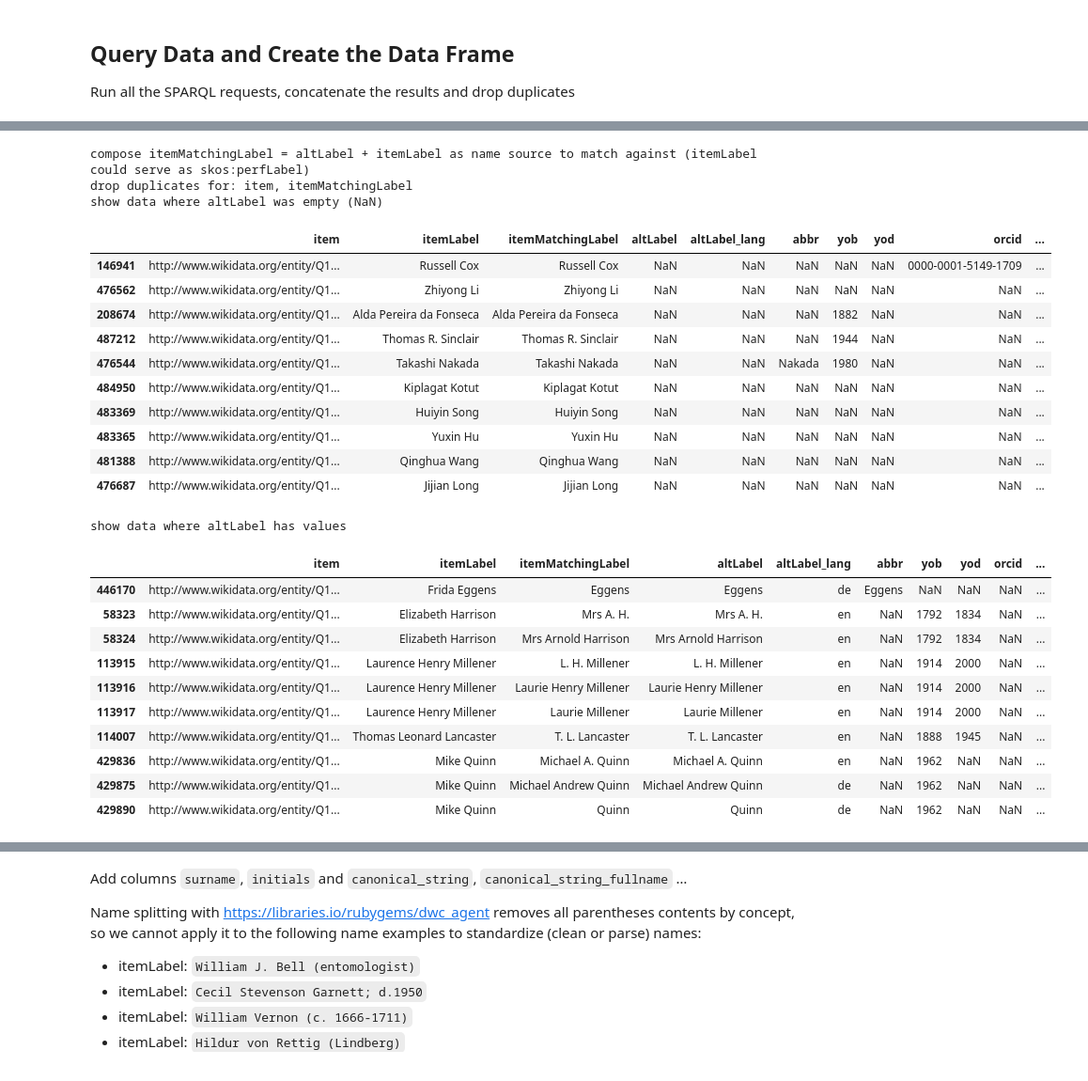
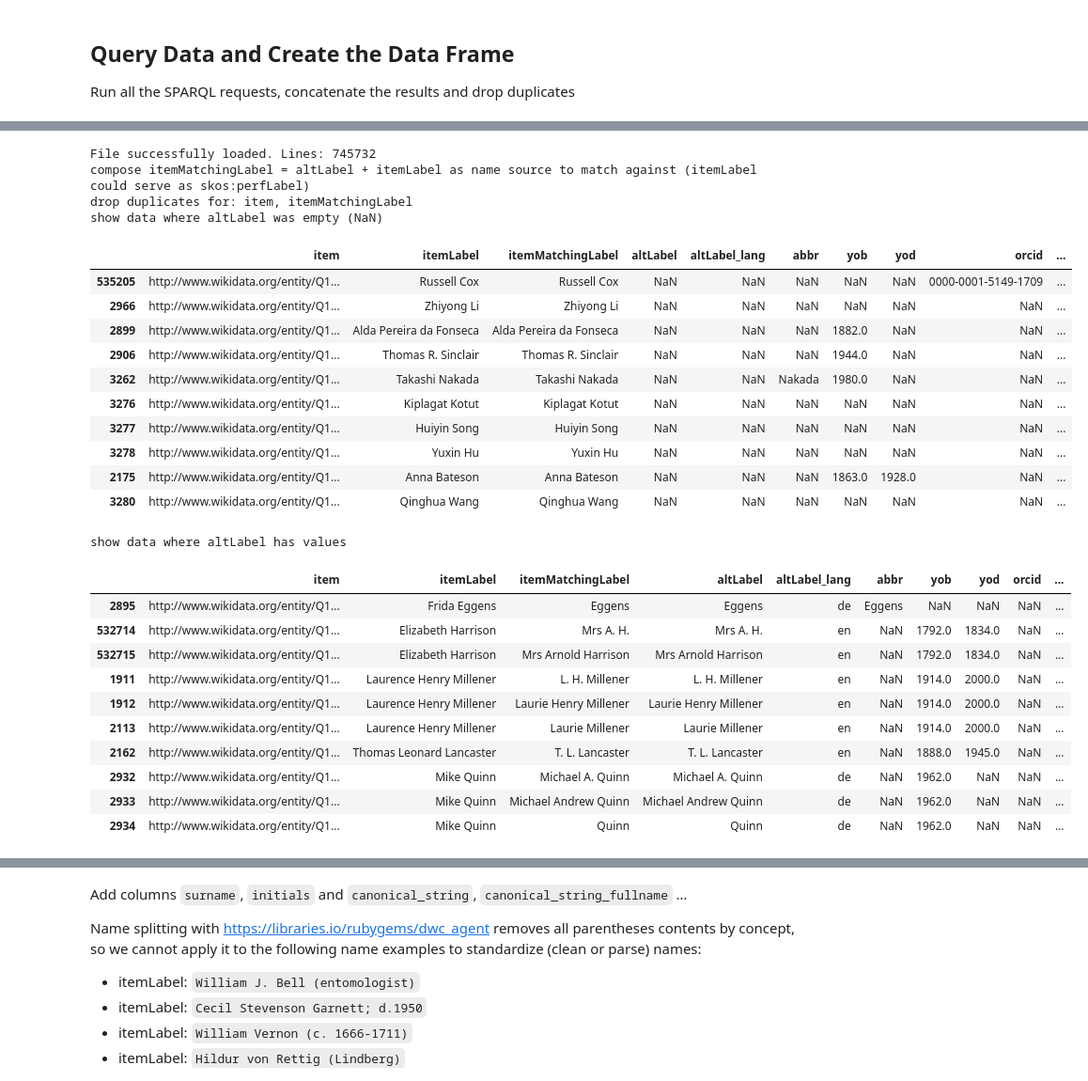
Before and after one commit to infinite-dao/collector-matching, a Jupyter notebook: create_wikidata_datasets_botanists-altlabel.ipynb, the cells around one changed output, grey strips where cells are left out. Shown at 94% size. Cells and saved outputs as stored; diff of their text form; code cells hidden in the pictures.

Commit message:
improved WikiData query (paged query)

```diff
--- a/create_wikidata_datasets_botanists-altlabel.ipynb
+++ b/create_wikidata_datasets_botanists-altlabel.ipynb
@@ -9,9 +9,11 @@ import sys
 from SPARQLWrapper import SPARQLWrapper, JSON
 import pandas as pd
 import re
+import time # time.sleep(1)
+
 
 explain_and_show_the_data = True
-this_timestamp_for_data=20240312 # (datetime.today().strftime('%Y%m%d')) # '%Y%m%d_%H%M'
+this_timestamp_for_data=20260210 # (datetime.today().strftime('%Y%m%d')) # '%Y%m%d_%H%M'
 # %% [output]
 error: externally-managed-environment
 
@@ -190,0 +292,25 @@ bionomia_id: 160786 records
+# %%
+import os
+if not os.path.exists('data'):
+    os.makedirs('data')
+
+this_output_file=os.path.join(
+    "data", 'wikidata_persons_botanists_{timestamp}.csv'.format(
+    timestamp=this_timestamp_for_data
+    )
+)
+
+print("Start Phase 1: Botanist by profession...")
+query_wikidata_paged_to_file(
+    base_query=basequeries['occupation_botanist'],
+    filename=this_output_file,
+    limit=500
+)
+
+print("Start Phase 2: Botanists according to Bionomia ID...")
+query_wikidata_paged_to_file(
+    base_query=basequeries['bionomia_id'],
+    filename=this_output_file,
+    is_append=True, # append data to existing file
+    limit=1000
+)
@@ -191,50 +336,60 @@ bionomia_id: 160786 records
 # %%
+df_temp = pd.read_csv(
+    this_output_file,
+    sep='\t',
+    encoding='utf-8',
+    low_memory=False  # Prevents warnings for large files with mixed data types
+)
+
+print(f"File successfully loaded. Lines: {len(df_temp)}")
+
 if explain_and_show_the_data:
     print("compose itemMatchingLabel = altLabel + itemLabel as name source to match against (itemLabel could serve as skos:perfLabel)")
 df_temp['itemMatchingLabel'] = df_temp["altLabel"]
 df_temp['itemMatchingLabel'] = df_temp['itemMatchingLabel'].fillna(df_temp["itemLabel"])
 
 col = df_temp.pop("itemMatchingLabel") # place it after itemLabel
 df_temp.insert(df_temp.columns.get_loc('itemLabel') + 1, col.name, col)
 df_temp.sort_values(by=['item', 'itemLabel', 'itemMatchingLabel'], inplace=True)
 
 
 cols_drop_duplicates = ['item', 'itemMatchingLabel']
 print("drop duplicates for: {}".format(", ".join(cols_drop_duplicates)))
 df_temp = df_temp.drop_duplicates(subset=cols_drop_duplicates)
 
 if explain_and_show_the_data:
     print("show data where altLabel was empty (NaN)")
     display(df_temp[df_temp.isnull()['altLabel']].head(10))
     print("show data where altLabel has values")
     display(df_temp[df_temp.notnull()['altLabel']].head(10))
 # %% [output]
+File successfully loaded. Lines: 745732
 compose itemMatchingLabel = altLabel + itemLabel as name source to match against (itemLabel could serve as skos:perfLabel)
 drop duplicates for: item, itemMatchingLabel
 show data where altLabel was empty (NaN)
 |  | item | itemLabel | itemMatchingLabel | altLabel | altLabel_lang | abbr | yob | yod | orcid | ... |
-| 146941 | http://www.wikidata.org/entity/Q1... | Russell Cox | Russell Cox | NaN | NaN | NaN | NaN | NaN | 0000-0001-5149-1709 | ... |
-| 476562 | http://www.wikidata.org/entity/Q1... | Zhiyong Li | Zhiyong Li | NaN | NaN | NaN | NaN | NaN | NaN | ... |
-| 208674 | http://www.wikidata.org/entity/Q1... | Alda Pereira da Fonseca | Alda Pereira da Fonseca | NaN | NaN | NaN | 1882 | NaN | NaN | ... |
-| 487212 | http://www.wikidata.org/entity/Q1... | Thomas R. Sinclair | Thomas R. Sinclair | NaN | NaN | NaN | 1944 | NaN | NaN | ... |
-| 476544 | http://www.wikidata.org/entity/Q1... | Takashi Nakada | Takashi Nakada | NaN | NaN | Nakada | 1980 | NaN | NaN | ... |
-| 484950 | http://www.wikidata.org/entity/Q1... | Kiplagat Kotut | Kiplagat Kotut | NaN | NaN | NaN | NaN | NaN | NaN | ... |
-| 483369 | http://www.wikidata.org/entity/Q1... | Huiyin Song | Huiyin Song | NaN | NaN | NaN | NaN | NaN | NaN | ... |
-| 483365 | http://www.wikidata.org/entity/Q1... | Yuxin Hu | Yuxin Hu | NaN | NaN | NaN | NaN | NaN | NaN | ... |
-| 481388 | http://www.wikidata.org/entity/Q1... | Qinghua Wang | Qinghua Wang | NaN | NaN | NaN | NaN | NaN | NaN | ... |
-| 476687 | http://www.wikidata.org/entity/Q1... | Jijian Long | Jijian Long | NaN | NaN | NaN | NaN | NaN | NaN | ... |
+| 535205 | http://www.wikidata.org/entity/Q1... | Russell Cox | Russell Cox | NaN | NaN | NaN | NaN | NaN | 0000-0001-5149-1709 | ... |
+| 2966 | http://www.wikidata.org/entity/Q1... | Zhiyong Li | Zhiyong Li | NaN | NaN | NaN | NaN | NaN | NaN | ... |
+| 2899 | http://www.wikidata.org/entity/Q1... | Alda Pereira da Fonseca | Alda Pereira da Fonseca | NaN | NaN | NaN | 1882.0 | NaN | NaN | ... |
+| 2906 | http://www.wikidata.org/entity/Q1... | Thomas R. Sinclair | Thomas R. Sinclair | NaN | NaN | NaN | 1944.0 | NaN | NaN | ... |
+| 3262 | http://www.wikidata.org/entity/Q1... | Takashi Nakada | Takashi Nakada | NaN | NaN | Nakada | 1980.0 | NaN | NaN | ... |
+| 3276 | http://www.wikidata.org/entity/Q1... | Kiplagat Kotut | Kiplagat Kotut | NaN | NaN | NaN | NaN | NaN | NaN | ... |
+| 3277 | http://www.wikidata.org/entity/Q1... | Huiyin Song | Huiyin Song | NaN | NaN | NaN | NaN | NaN | NaN | ... |
+| 3278 | http://www.wikidata.org/entity/Q1... | Yuxin Hu | Yuxin Hu | NaN | NaN | NaN | NaN | NaN | NaN | ... |
+| 2175 | http://www.wikidata.org/entity/Q1... | Anna Bateson | Anna Bateson | NaN | NaN | NaN | 1863.0 | 1928.0 | NaN | ... |
+| 3280 | http://www.wikidata.org/entity/Q1... | Qinghua Wang | Qinghua Wang | NaN | NaN | NaN | NaN | NaN | NaN | ... |
 show data where altLabel has values
 |  | item | itemLabel | itemMatchingLabel | altLabel | altLabel_lang | abbr | yob | yod | orcid | ... |
-| 446170 | http://www.wikidata.org/entity/Q1... | Frida Eggens | Eggens | Eggens | de | Eggens | NaN | NaN | NaN | ... |
-| 58323 | http://www.wikidata.org/entity/Q1... | Elizabeth Harrison | Mrs A. H. | Mrs A. H. | en | NaN | 1792 | 1834 | NaN | ... |
-| 58324 | http://www.wikidata.org/entity/Q1... | Elizabeth Harrison | Mrs Arnold Harrison | Mrs Arnold Harrison | en | NaN | 1792 | 1834 | NaN | ... |
-| 113915 | http://www.wikidata.org/entity/Q1... | Laurence Henry Millener | L. H. Millener | L. H. Millener | en | NaN | 1914 | 2000 | NaN | ... |
-| 113916 | http://www.wikidata.org/entity/Q1... | Laurence Henry Millener | Laurie Henry Millener | Laurie Henry Millener | en | NaN | 1914 | 2000 | NaN | ... |
-| 113917 | http://www.wikidata.org/entity/Q1... | Laurence Henry Millener | Laurie Millener | Laurie Millener | en | NaN | 1914 | 2000 | NaN | ... |
-| 114007 | http://www.wikidata.org/entity/Q1... | Thomas Leonard Lancaster | T. L. Lancaster | T. L. Lancaster | en | NaN | 1888 | 1945 | NaN | ... |
-| 429836 | http://www.wikidata.org/entity/Q1... | Mike Quinn | Michael A. Quinn | Michael A. Quinn | en | NaN | 1962 | NaN | NaN | ... |
-| 429875 | http://www.wikidata.org/entity/Q1... | Mike Quinn | Michael Andrew Quinn | Michael Andrew Quinn | de | NaN | 1962 | NaN | NaN | ... |
-| 429890 | http://www.wikidata.org/entity/Q1... | Mike Quinn | Quinn | Quinn | de | NaN | 1962 | NaN | NaN | ... |
+| 2895 | http://www.wikidata.org/entity/Q1... | Frida Eggens | Eggens | Eggens | de | Eggens | NaN | NaN | NaN | ... |
+| 532714 | http://www.wikidata.org/entity/Q1... | Elizabeth Harrison | Mrs A. H. | Mrs A. H. | en | NaN | 1792.0 | 1834.0 | NaN | ... |
+| 532715 | http://www.wikidata.org/entity/Q1... | Elizabeth Harrison | Mrs Arnold Harrison | Mrs Arnold Harrison | en | NaN | 1792.0 | 1834.0 | NaN | ... |
+| 1911 | http://www.wikidata.org/entity/Q1... | Laurence Henry Millener | L. H. Millener | L. H. Millener | en | NaN | 1914.0 | 2000.0 | NaN | ... |
+| 1912 | http://www.wikidata.org/entity/Q1... | Laurence Henry Millener | Laurie Henry Millener | Laurie Henry Millener | en | NaN | 1914.0 | 2000.0 | NaN | ... |
+| 2113 | http://www.wikidata.org/entity/Q1... | Laurence Henry Millener | Laurie Millener | Laurie Millener | en | NaN | 1914.0 | 2000.0 | NaN | ... |
+| 2162 | http://www.wikidata.org/entity/Q1... | Thomas Leonard Lancaster | T. L. Lancaster | T. L. Lancaster | en | NaN | 1888.0 | 1945.0 | NaN | ... |
+| 2932 | http://www.wikidata.org/entity/Q1... | Mike Quinn | Michael A. Quinn | Michael A. Quinn | de | NaN | 1962.0 | NaN | NaN | ... |
+| 2933 | http://www.wikidata.org/entity/Q1... | Mike Quinn | Michael Andrew Quinn | Michael Andrew Quinn | de | NaN | 1962.0 | NaN | NaN | ... |
+| 2934 | http://www.wikidata.org/entity/Q1... | Mike Quinn | Quinn | Quinn | de | NaN | 1962.0 | NaN | NaN | ... |
 # %%
 if explain_and_show_the_data: print("concatenate itemLabel also to itemMatchingLabel")
 
```
Also changed, not shown: parts of 7 cells of this notebook, 4 other files.
